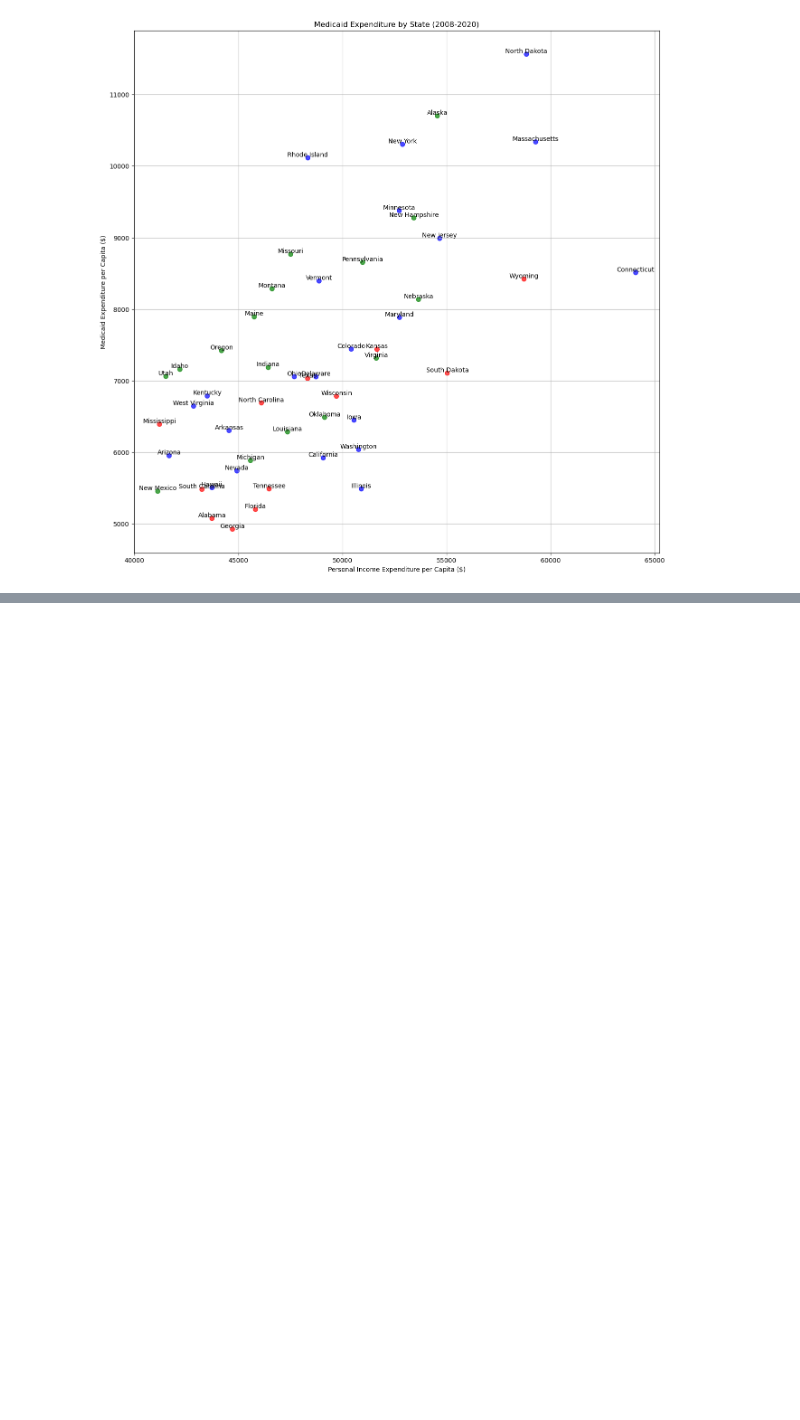
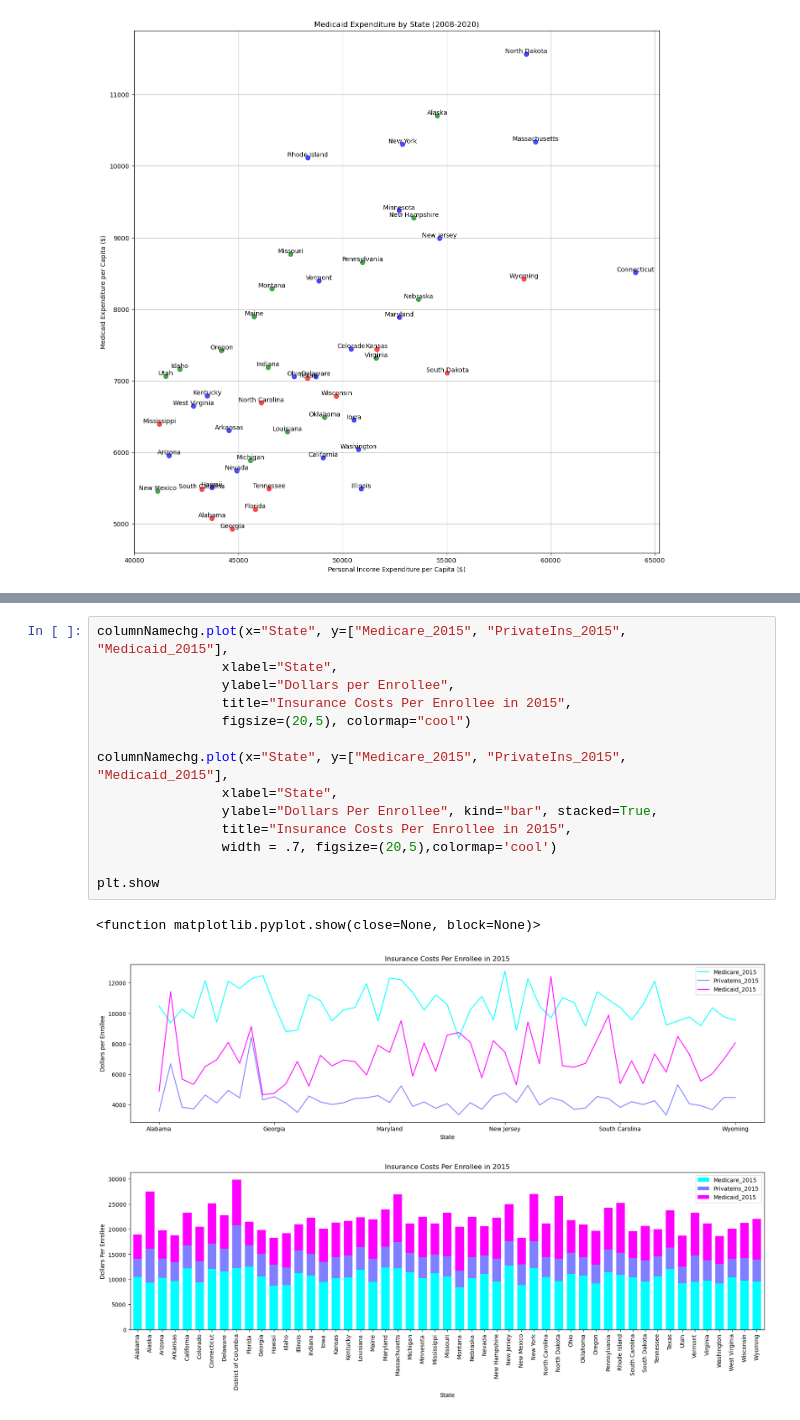
Before and after one commit to MyJineng/Healthcare-ETL, a Jupyter notebook: Notebooks/Project_Notebook.ipynb, the cells around one changed output, grey strips where cells are left out. Saved outputs shown, nothing was run; the diff lists cells and outputs as text; blank space fills up the shorter version.

```diff
--- a/Notebooks/Project_Notebook.ipynb
+++ b/Notebooks/Project_Notebook.ipynb
@@ -236,0 +447,18 @@ Hawaii             5503.461538
+# %%
+columnNamechg.plot(x="State", y=["Medicare_2015", "PrivateIns_2015", "Medicaid_2015"],
+                xlabel="State",
+                ylabel="Dollars per Enrollee",
+                title="Insurance Costs Per Enrollee in 2015",
+                figsize=(20,5), colormap="cool")
+
+columnNamechg.plot(x="State", y=["Medicare_2015", "PrivateIns_2015", "Medicaid_2015"],
+                xlabel="State",
+                ylabel="Dollars Per Enrollee", kind="bar", stacked=True,
+                title="Insurance Costs Per Enrollee in 2015",
+                width = .7, figsize=(20,5),colormap='cool')
+
+plt.show
+# %% [output]
+<function matplotlib.pyplot.show(close=None, block=None)>
+[figure, added]
+[figure, added]
```
Also changed, not shown: parts of 16 cells of this notebook, 2 other files.
